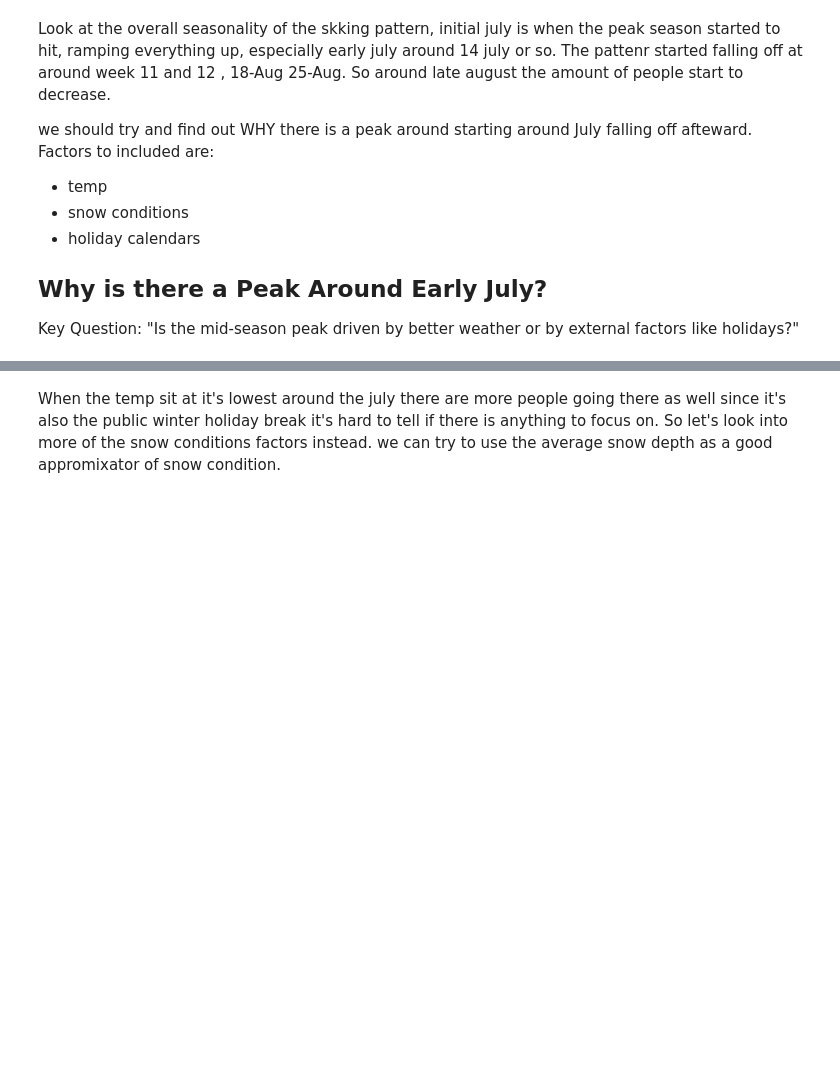
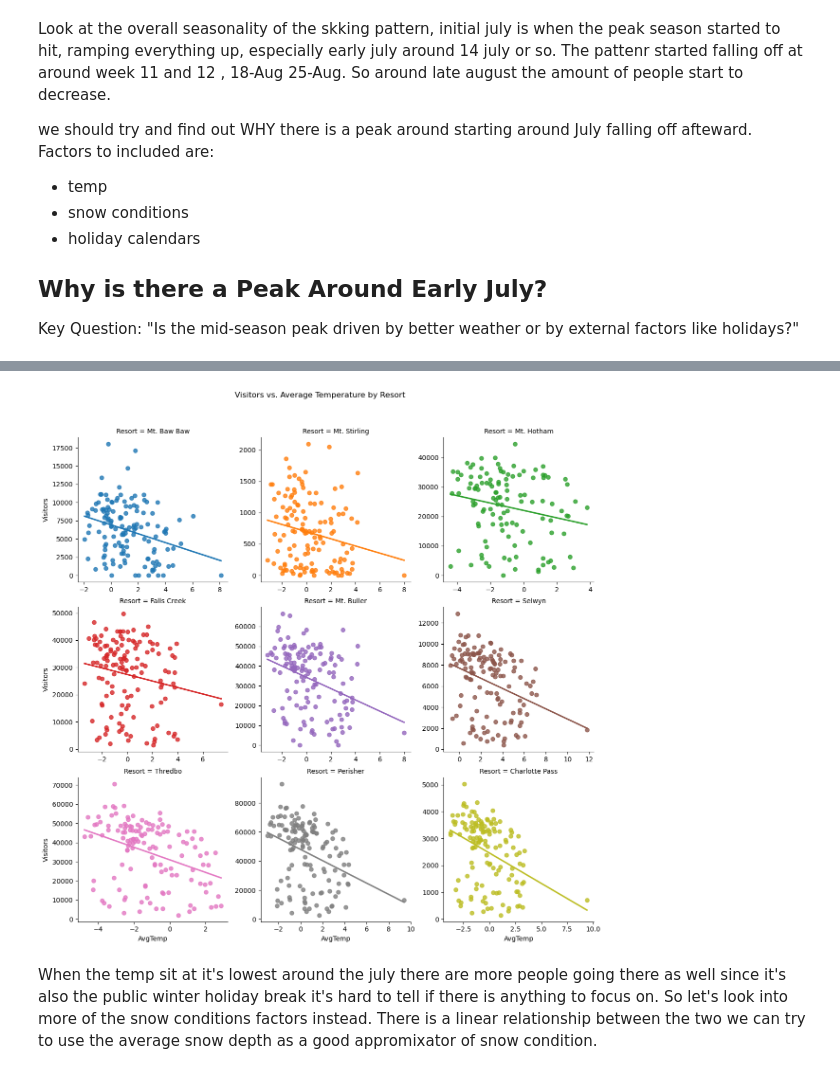
Before and after one commit to vathana-khun/inter-uni-datathon, a Jupyter notebook: visitor_analysis.ipynb, the cells around one changed output, grey strips where cells are left out. Cells and saved outputs as stored; diff of their text form; code cells hidden in the pictures; blank space fills up the shorter version.

```diff
--- a/visitor_analysis.ipynb
+++ b/visitor_analysis.ipynb
@@ -167,3 +199,30 @@ plt.show()
+# %%
+import seaborn as sns
+import matplotlib.pyplot as plt
+
+# Create a faceted lmplot with wrapping and independent x-axes
+sns.lmplot(
+    data=df,
+    x="AvgTemp",
+    y="Visitors",
+    col="Resort",
+    hue="Resort",
+    col_wrap=3,         # Wrap after 3 columns (adjust as needed)
+    height=4,
+    aspect=1,
+    markers='o',
+    ci=None,
+    facet_kws={'sharex': False, 'sharey':False}         # Allow different x-axis ranges per subplot
+)
+
+# Optional: Add a common title
+plt.subplots_adjust(top=0.9)
+plt.suptitle('Visitors vs. Average Temperature by Resort')
+
+plt.show()
+# %% [output]
+[figure, added]
 # %% [markdown]
 When the temp sit at it's lowest around the july there are more people going there as well since it's also the public winter holiday break it's hard to tell if there is anything to focus on. So let's look into more of the snow conditions factors instead.
+There is a linear relationship between the two
 we can try to use the average snow depth as a good appromixator of snow condition.
```
Also changed, not shown: parts of 10 cells of this notebook.
